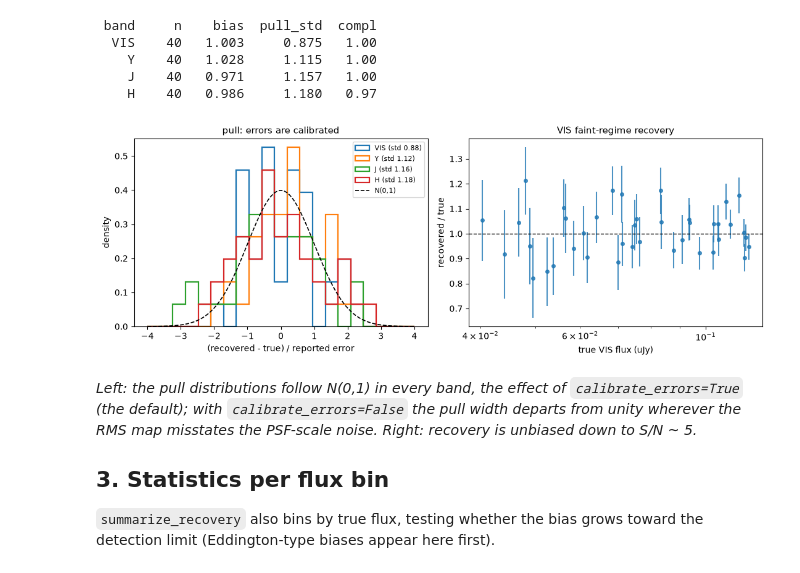
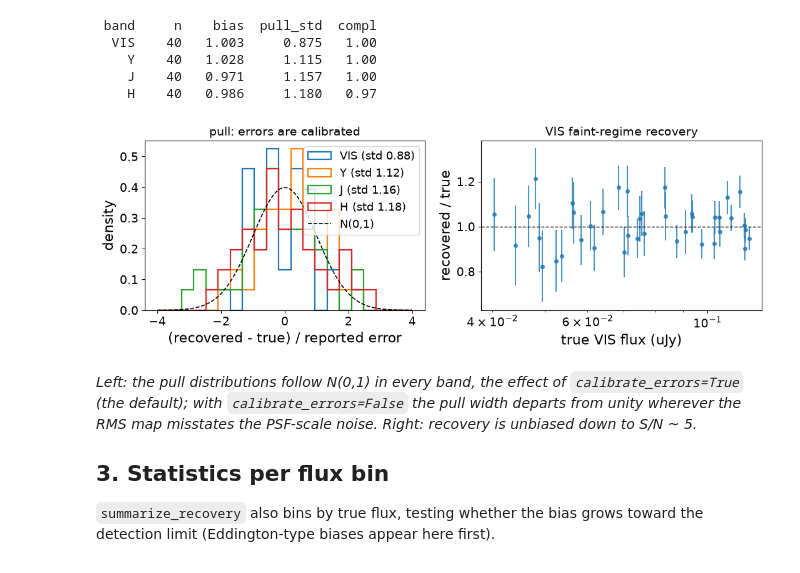
Before and after one commit to NimaChartab/euclid-forced-photometry, a Jupyter notebook: notebooks/03_injection_recovery.ipynb, the cells around one changed output. Cells and saved outputs as stored; diff of their text form; code cells hidden in the pictures.

```diff
--- a/notebooks/03_injection_recovery.ipynb
+++ b/notebooks/03_injection_recovery.ipynb
@@ -28,6 +28,16 @@ import numpy as np
 import matplotlib.pyplot as plt
 
 import euclid_phot as ep
+
+plt.rcParams.update({
+    "font.size": 15,
+    "axes.titlesize": 16,
+    "axes.labelsize": 16,
+    "xtick.labelsize": 14,
+    "ytick.labelsize": 14,
+    "legend.fontsize": 13,
+    "figure.titlesize": 17,
+})
 from euclid_phot.injection import run_injection_recovery, summarize_recovery
 
 TARGET_RA, TARGET_DEC = 269.48, 67.30
@@ -177,36 +187,36 @@ for band in ("VIS", "Y", "J", "H"):
 # %%
 fig, axes = plt.subplots(1, 2, figsize=(11, 4))
 
 x = np.linspace(-4, 4, 200)
 for band in ("VIS", "Y", "J", "H"):
     axes[0].hist(summaries[band]['pull'], bins=np.linspace(-4, 4, 22),
                  density=True, histtype='step', lw=1.6,
                  label=f"{band} (std {summaries[band]['pull_std']:.2f})")
 axes[0].plot(x, np.exp(-x**2 / 2) / np.sqrt(2 * np.pi), 'k--', lw=1.2,
              label='N(0,1)')
 axes[0].set_xlabel('(recovered - true) / reported error')
 axes[0].set_ylabel('density')
-axes[0].set_title('pull: errors are calibrated', fontsize=11)
-axes[0].legend(fontsize=8)
+axes[0].set_title('pull: errors are calibrated', fontsize=14)
+axes[0].legend(fontsize=13)
 
 tcol = 'flux_vis_sersic'
 ids = {int(i): k for k, i in enumerate(np.asarray(cat_f['object_id']))
        if i < 0}
 rows = [ids[int(r['object_id'])] for r in truth_f]
 true = np.asarray(truth_f[tcol], float)
 out = np.asarray(cat_f['flux_VIS_ujy'], float)[rows]
 err = np.asarray(cat_f['flux_err_VIS_ujy'], float)[rows]
 axes[1].errorbar(true, out / true, yerr=err / true, fmt='o', ms=4,
                  alpha=0.8)
 axes[1].axhline(1.0, color='k', ls='--', lw=1)
 axes[1].set_xscale('log')
 axes[1].set_xlabel('true VIS flux (uJy)')
 axes[1].set_ylabel('recovered / true')
-axes[1].set_title('VIS faint-regime recovery', fontsize=11)
+axes[1].set_title('VIS faint-regime recovery', fontsize=14)
 plt.tight_layout()
 plt.show()
 # %% [output]
-[figure, old version]
+[figure, new version]
 # %% [markdown]
 *Left: the pull distributions follow N(0,1) in every band, the
 effect of ``calibrate_errors=True`` (the default); with
```
Also changed, not shown: parts of 1 cell of this notebook, 14 other files.
